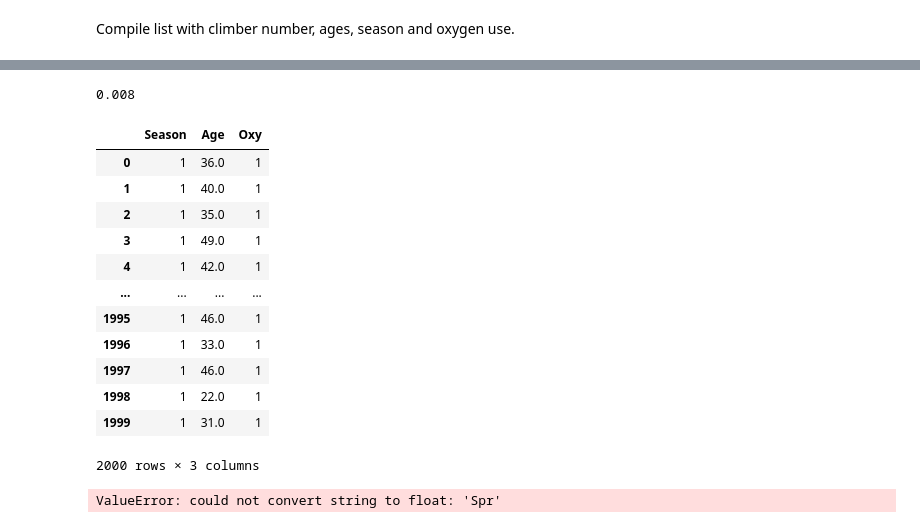
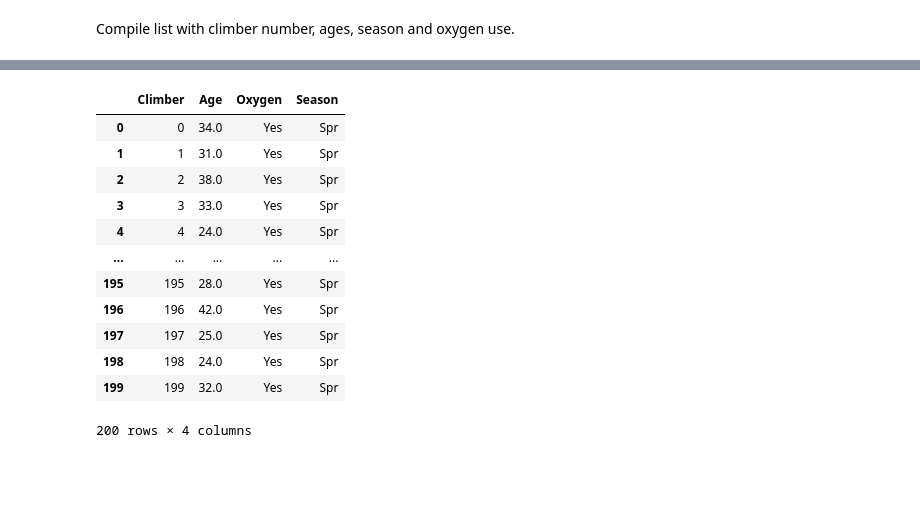
Before and after one commit to dreapadoir/PfDA_Project, a Jupyter notebook: Everest.ipynb, the cells around one changed output, grey strips where cells are left out. Saved outputs shown, nothing was run; the diff lists cells and outputs as text; code cells hidden in the pictures; blank space fills up the shorter version.

```diff
--- a/Everest.ipynb
+++ b/Everest.ipynb
@@ -129,7 +130,7 @@ Calculate use of oxygen synthetic data
 oxUse = []
 for a in vals:
     if a >= 18 and a <= 55:
-        oxUse.append(rng.binomial(1, oxProbability))
+        oxUse.append(synNoOx)
     else:
         oxUse.append(1)
 print(oxUse)
@@ -138,10 +139,10 @@ print(oxUse)
 # %% [markdown]
 Calculate the probabilities of climbing in each season.
 # %%
-sprCount = dfml.loc[dfml.loc[:,'Season'] == 1].Season.count()
-sumCount = dfml.loc[dfml.loc[:,'Season'] == 2].Season.count()
-autCount = dfml.loc[dfml.loc[:,'Season'] == 3].Season.count()
-winCount = dfml.loc[dfml.loc[:,'Season'] == 4].Season.count()
+sprCount = df.loc[df.loc[:,'Season'] == 'Spr'].Season.count()
+sumCount = df.loc[df.loc[:,'Season'] == 'Sum'].Season.count()
+autCount = df.loc[df.loc[:,'Season'] == 'Aut'].Season.count()
+winCount = df.loc[df.loc[:,'Season'] == 'Win'].Season.count()
 
 sprProb = sprCount / df.Season.count()
 sumProb = sumCount / df.Season.count()
@@ -158,7 +159,7 @@ seasProbs
 # %% [markdown]
 Generate a set of seasons chosen by each climber in the synthetic dataset.
 # %%
-seas = [1, 2, 3, 4]
+seas = ['Spr', 'Sum', 'Aut', 'Win']
 seasList = []
 
 for i in range(0, N):
@@ -170,0 +174,8 @@ print(seasList)
+# %%
+for i in seas:
+    NoOxDeathProb = round(df[(df['Season'] == i) & (df['Oxy'] == 'No') & (df['Dth'] == 'Y')].Dth.count() \
+                           / df[(df['Season'] == i) & (df['Oxy'] == 'No')].Season.count(),2)
+    print('The historical probability of death after summitting when climbing without oxygen in {} is {}'.format(i,NoOxDeathProb))
+    OxDeathProb = round(df[(df['Season'] == i) & (df['Oxy'] == 'Y') & (df['Dth'] == 'Y')].Dth.count() \
+                           / df[(df['Season'] == i) & (df['Oxy'] == 'Y')].Season.count(),2)
+    print('The historical probability of death after summitting when climbing with oxygen in {} is {}'.format(i,OxDeathProb))
@@ -173,37 +198,40 @@ Compile list with climber number, ages, season and oxygen use.
 # %%
-historicalDeathRate = round(dfml[(dfml['Dth'] == 1)].Dth.count() / dfml.Dth.count(),3)
+historicalDeathRate = round(df[(df['Dth'] == 'Y')].Dth.count() / df.Dth.count(),3)
 print(historicalDeathRate)
-# %% [output]
-0.008
 # %%
 #predictDeathRate = round(synEverestDataDf[(synEverestDataDf['Survived'] == 'Died')].Survived.count() / synEverestDataDf.Survived.count(),3)
 #print(predictDeathRate)
 # %%
 synthEverestData = []
 
 def everestSurFunction():
     for i in range(0, N):
         data = []
 
-        data = [seasList[i], round(vals[i],0), oxUse[i]]
+        if oxUse[i] == 1:
+            oxUse2 = 'No'
+        else:
+            oxUse2 = 'Yes'
+
+        data = [i, round(vals[i],0), oxUse2, seasList[i]]
         synthEverestData.append(data)
-        synthEverestDataDf = pd.DataFrame(synthEverestData, columns=['Season', 'Age', 'Oxy'])
+        synthEverestDataDf = pd.DataFrame(synthEverestData, columns=['Climber', 'Age', 'Oxygen', 'Season'])
 
     return synthEverestDataDf
 
 
 everestSurFunction()
 # %% [output]
-|  | Season | Age | Oxy |
-| 0 | 1 | 36.0 | 1 |
-| 1 | 1 | 40.0 | 1 |
-| 2 | 1 | 35.0 | 1 |
-| 3 | 1 | 49.0 | 1 |
-| 4 | 1 | 42.0 | 1 |
-| ... | ... | ... | ... |
-| 1995 | 1 | 46.0 | 1 |
-| 1996 | 1 | 33.0 | 1 |
-| 1997 | 1 | 46.0 | 1 |
-| 1998 | 1 | 22.0 | 1 |
-| 1999 | 1 | 31.0 | 1 |
+|  | Climber | Age | Oxygen | Season |
+| 0 | 0 | 34.0 | Yes | Spr |
+| 1 | 1 | 31.0 | Yes | Spr |
+| 2 | 2 | 38.0 | Yes | Spr |
+| 3 | 3 | 33.0 | Yes | Spr |
+| 4 | 4 | 24.0 | Yes | Spr |
+| ... | ... | ... | ... | ... |
+| 195 | 195 | 28.0 | Yes | Spr |
+| 196 | 196 | 42.0 | Yes | Spr |
+| 197 | 197 | 25.0 | Yes | Spr |
+| 198 | 198 | 24.0 | Yes | Spr |
+| 199 | 199 | 32.0 | Yes | Spr |
-2000 rows × 3 columns
+200 rows × 4 columns
@@ -215,4 +237,0 @@ knn = nei.KNeighborsClassifier(n_neighbors=5)
-# %%
-knn.fit(inputs, outputs)
-# %% [output]
-ValueError: could not convert string to float: 'Spr'
```
Also changed, not shown: parts of 14 cells of this notebook.
